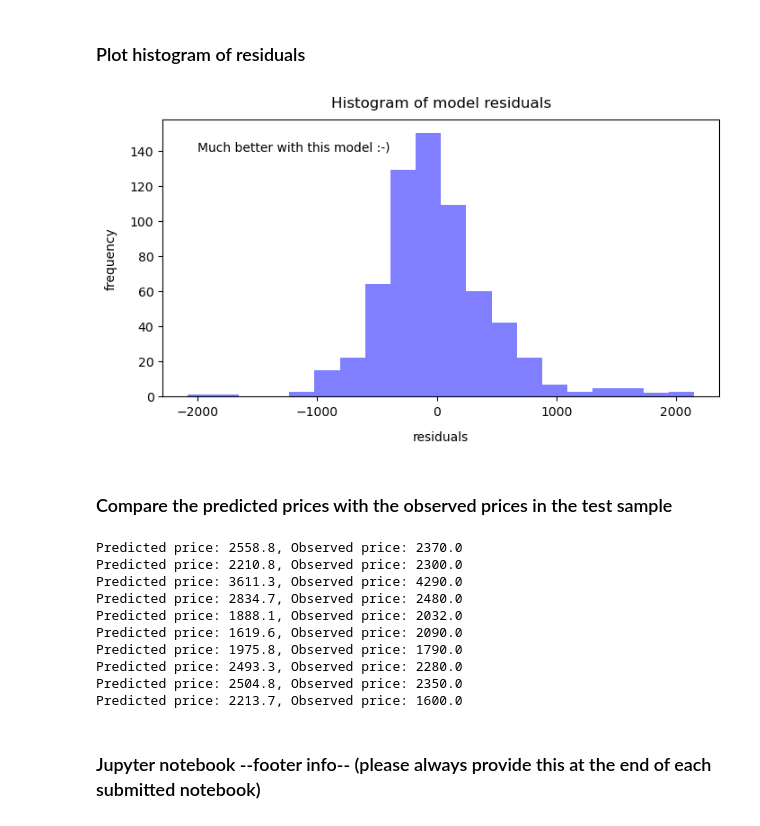
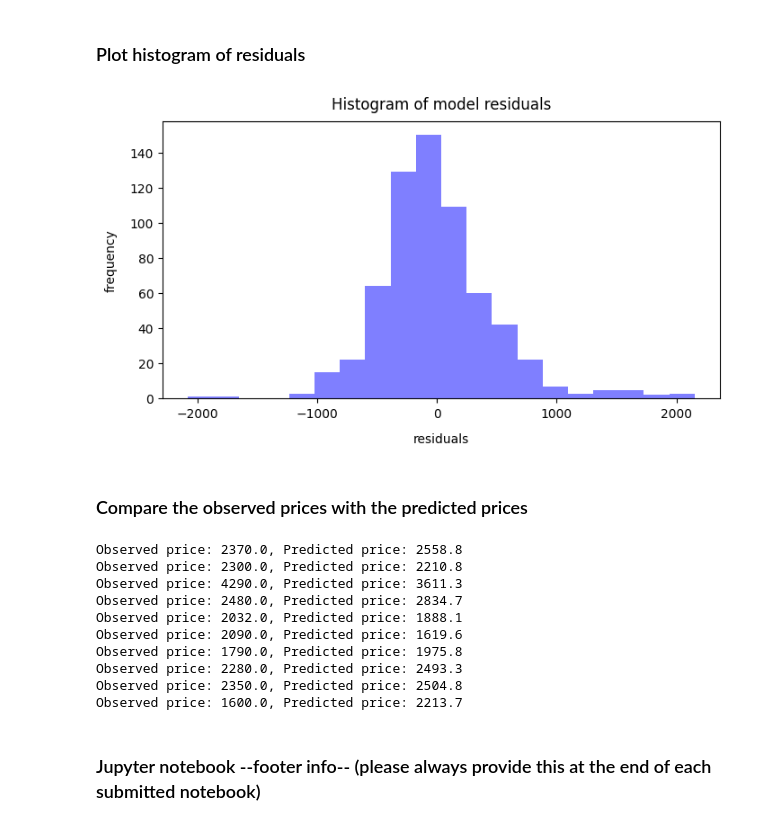
Before and after one commit to zhawjtran/data_analytics, a Jupyter notebook: Week_08/linear_regression.ipynb, the cells around one changed output. Saved outputs shown, nothing was run; the diff lists cells and outputs as text; code cells hidden in the pictures.

```diff
--- a/Week_08/linear_regression.ipynb
+++ b/Week_08/linear_regression.ipynb
@@ -282,44 +277,41 @@ strong multicollinearity or other numerical problems.
 # %%
 # Plot histogram of residuals
 fig = plt.figure( figsize=(8,4))
 n, bins, patches = plt.hist(x=olsres.resid,
                             bins=20,
                             color='blue',
                             alpha=0.5
                    )
 
 # Set labels
 plt.xlabel('residuals', fontsize=10, labelpad=10)
 plt.ylabel('frequency', fontsize=10, labelpad=10)
 plt.title('Histogram of model residuals', fontsize=12, pad=10)
 
-# Add text annotation
-plt.text(-2000, 140, s="Much better with this model :-) ", fontsize=10, color="black")
-
 plt.show()
 # %% [output]
-[figure, old version]
+[figure, new version]
 # %% [markdown]
-### Compare the predicted prices with the observed prices in the test sample
+### Compare the observed prices with the predicted prices
 # %%
 # Add constant to X2_test
 X2_test_const = sm.add_constant(X2_test)
 predicted_new = olsres.predict(X2_test_const)
 
-# Compare predicted with observed price based on first 10 test samples
+# Compare the observed prices with the predicted prices
 for i in range(0,10):
-    print(f'Predicted price: {predicted_new.iloc[i]:.1f}, Observed price: {y_test.iloc[i]:.1f}')
+    print(f'Observed price: {y_test.iloc[i]:.1f}, Predicted price: {predicted_new.iloc[i]:.1f}')
 # %% [output]
-Predicted price: 2558.8, Observed price: 2370.0
-Predicted price: 2210.8, Observed price: 2300.0
-Predicted price: 3611.3, Observed price: 4290.0
-Predicted price: 2834.7, Observed price: 2480.0
-Predicted price: 1888.1, Observed price: 2032.0
-Predicted price: 1619.6, Observed price: 2090.0
-Predicted price: 1975.8, Observed price: 1790.0
-Predicted price: 2493.3, Observed price: 2280.0
-Predicted price: 2504.8, Observed price: 2350.0
-Predicted price: 2213.7, Observed price: 1600.0
+Observed price: 2370.0, Predicted price: 2558.8
+Observed price: 2300.0, Predicted price: 2210.8
+Observed price: 4290.0, Predicted price: 3611.3
+Observed price: 2480.0, Predicted price: 2834.7
+Observed price: 2032.0, Predicted price: 1888.1
+Observed price: 2090.0, Predicted price: 1619.6
+Observed price: 1790.0, Predicted price: 1975.8
+Observed price: 2280.0, Predicted price: 2493.3
+Observed price: 2350.0, Predicted price: 2504.8
+Observed price: 1600.0, Predicted price: 2213.7
 # %% [markdown]
 ### Jupyter notebook --footer info-- (please always provide this at the end of each submitted notebook)
 # %%
```
Also changed, not shown: parts of 9 cells of this notebook, 2 other files.
